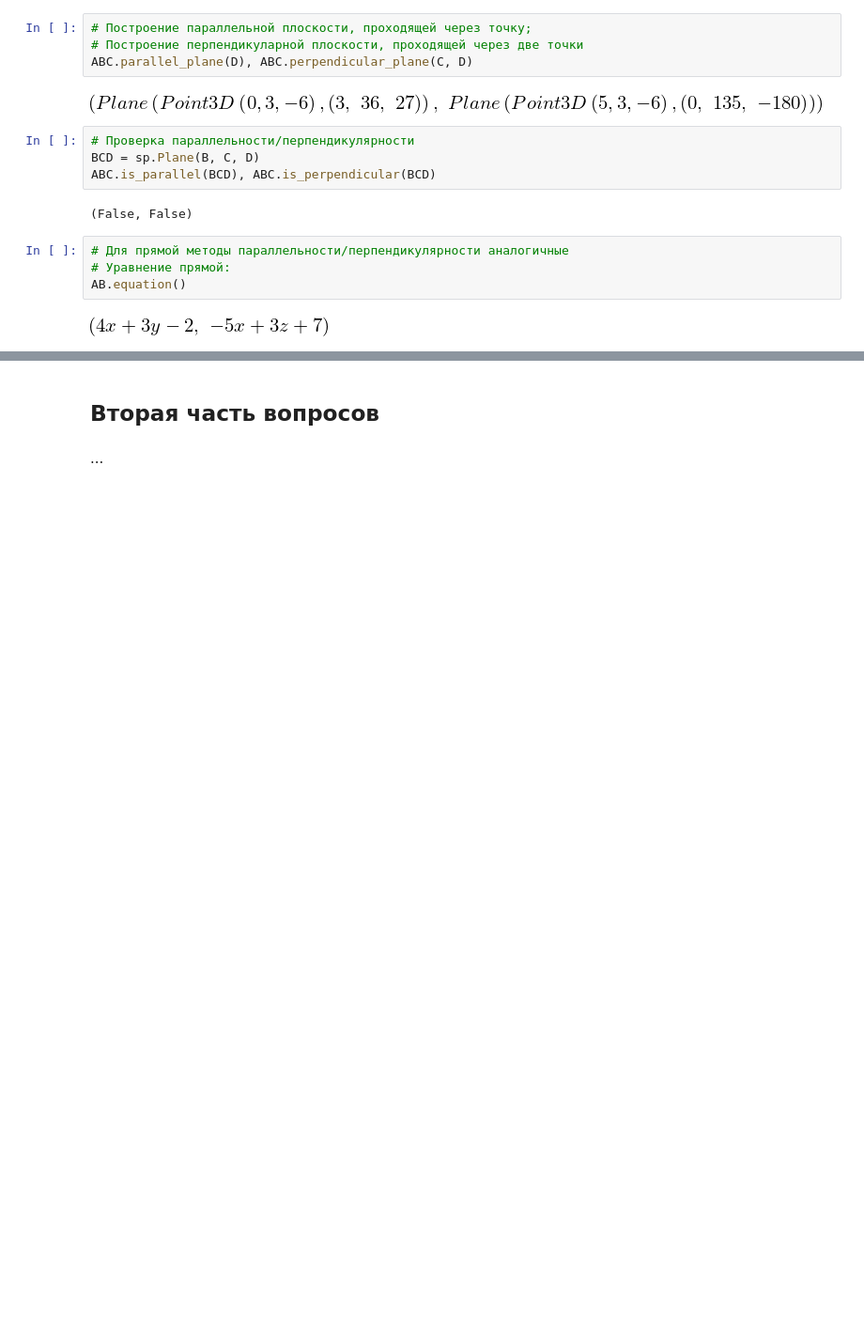
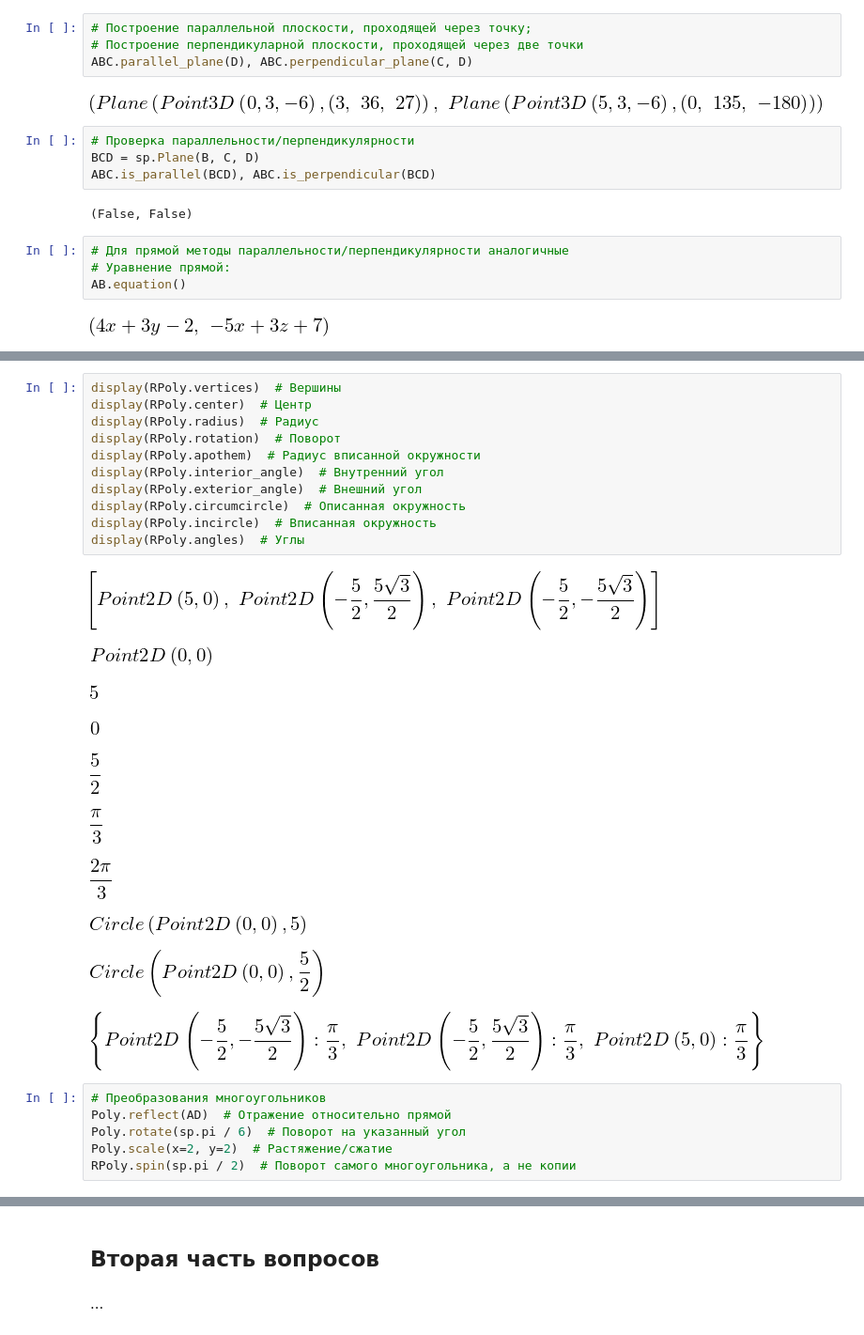
Before and after one commit to Vakosta/hse_tex, a Jupyter notebook: MathWorkshop/AlgebraCrib.ipynb, the cells around one changed output, grey strips where cells are left out. Shown at 94% size. Cells and saved outputs as stored; diff of their text form; blank space fills up the shorter version.

```diff
--- a/MathWorkshop/AlgebraCrib.ipynb
+++ b/MathWorkshop/AlgebraCrib.ipynb
@@ -564,0 +618,28 @@ AB.equation()
+# %%
+display(RPoly.vertices)  # Вершины
+display(RPoly.center)  # Центр
+display(RPoly.radius)  # Радиус
+display(RPoly.rotation)  # Поворот
+display(RPoly.apothem)  # Радиус вписанной окружности
+display(RPoly.interior_angle)  # Внутренний угол
+display(RPoly.exterior_angle)  # Внешний угол
+display(RPoly.circumcircle)  # Описанная окружность
+display(RPoly.incircle)  # Вписанная окружность
+display(RPoly.angles)  # Углы
+# %% [output]
+[figure, added]
+[figure, added]
+[figure, added]
+[figure, added]
+[figure, added]
+[figure, added]
+[figure, added]
+[figure, added]
+[figure, added]
+[figure, added]
+# %%
+# Преобразования многоугольников
+Poly.reflect(AD)  # Отражение относительно прямой
+Poly.rotate(sp.pi / 6)  # Поворот на указанный угол
+Poly.scale(x=2, y=2)  # Растяжение/сжатие
+RPoly.spin(sp.pi / 2)  # Поворот самого многоугольника, а не копии
```
Also changed, not shown: parts of 11 cells of this notebook, 9 other files.
